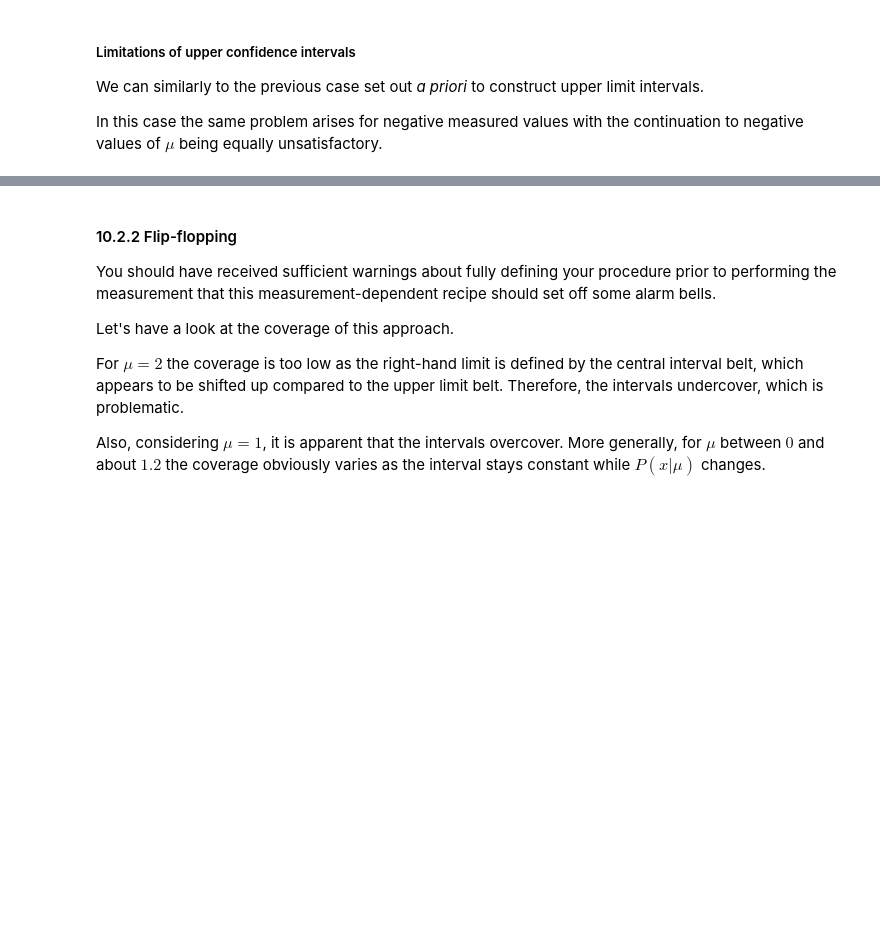
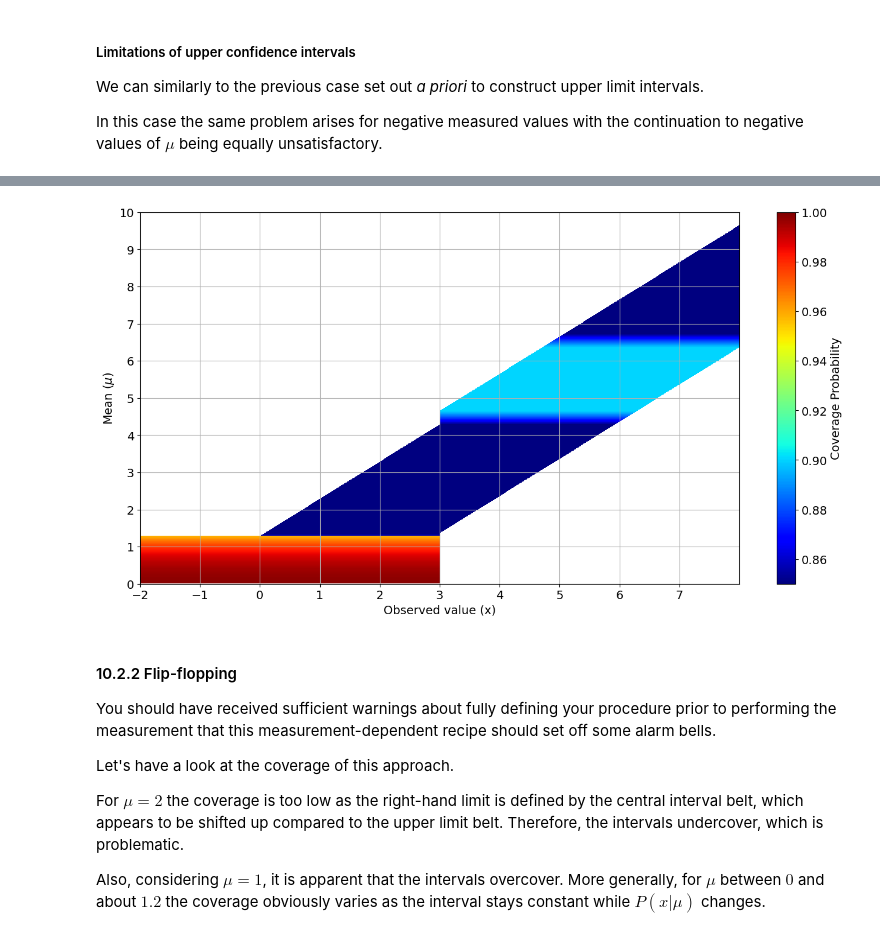
Before and after one commit to p-parkinson/intro_data_science, a Jupyter notebook: Chapter 10/Chapter 10.ipynb, the cells around one changed output, grey strips where cells are left out. Saved outputs shown, nothing was run; the diff lists cells and outputs as text; code cells hidden in the pictures; blank space fills up the shorter version.

```diff
--- a/Chapter 10/Chapter 10.ipynb
+++ b/Chapter 10/Chapter 10.ipynb
@@ -605,3 +571,96 @@ plt.show()
+# %%
+from typing import Tuple
+import numpy as np
+from matplotlib.patches import Rectangle
+from matplotlib.collections import PatchCollection
+import matplotlib.pyplot as plt
+from scipy.stats import norm
+from math import ceil
+
+def get_central_interval(confidence_level: float, mean: float, std_dev: float) -> Tuple[float, float]:
+    """Calculate the central confidence interval for a normal distribution.
+
+    Returns lower and upper bounds where probability is symmetrically distributed."""
+    lower_bound = norm.ppf(0.5*(1-confidence_level), mean, std_dev)
+    upper_bound = norm.ppf(0.5*(1-confidence_level) + confidence_level, mean, std_dev)
+    return lower_bound, upper_bound
+
+def get_upper_interval(confidence_level: float, mean: float, std_dev: float) -> float:
+    """Calculate the upper confidence interval for a normal distribution.
+
+    Returns lower bound where upper tail contains (1-confidence_level) probability."""
+    lower_bound = norm.ppf(1-confidence_level, mean, std_dev)
+    return lower_bound
+
+def calculate_probability(lower_x: float, upper_x: float, mean: float, std_dev: float) -> float:
+    """Calculate probability between two points in a normal distribution."""
+    return norm.cdf(upper_x, mean, std_dev) - norm.cdf(lower_x, mean, std_dev)
+
+# Define main parameters
+CONFIDENCE_LEVEL = 0.9  # 90% confidence level
+N_SAMPLES = 1000        # Number of y-axis points
+MAX_MEAN = 10.0        # Maximum mean value
+X_MIN = -2.0          # Minimum x-axis value
+X_MAX = 8.0           # Maximum x-axis value
+STD_DEV = 1.0         # Standard deviation
+THRESHOLD = 3.0       # Critical value for flip-flopping
+
+# Initialize lists for plotting
+confidence_patches = []
+coverage_probabilities = []
+
+# Calculate confidence intervals for different mean values
+for i in range(1, N_SAMPLES):
+    mean = MAX_MEAN * i / N_SAMPLES
+
+    # Get bounds for both interval types
+    lower_bound_upper = get_upper_interval(CONFIDENCE_LEVEL, mean, STD_DEV)
+    lower_bound_central, upper_bound_central = get_central_interval(CONFIDENCE_LEVEL, mean, STD_DEV)
+
+    # Implement flip-flopping logic
+    # Choose between central and upper limit based on threshold
+    if lower_bound_central > THRESHOLD:
+        lower_x = lower_bound_central
+    elif lower_bound_central <= THRESHOLD and lower_bound_upper > THRESHOLD:
+        lower_x = THRESHOLD
+    elif lower_bound_upper > 0:
+        lower_x = lower_bound_upper
+    else:
+        lower_x = X_MIN
+
+    upper_x = min(upper_bound_central if upper_bound_central > THRESHOLD else THRESHOLD, X_MAX)
+
+    # Calculate coverage probability
+    prob = (calculate_probability(-99., upper_x, mean, STD_DEV) if lower_x == X_MIN
+            else calculate_probability(lower_x, upper_x, mean, STD_DEV))
+
+    # Create rectangle for visualization
+    confidence_patches.append(Rectangle((lower_x, mean), upper_x-lower_x, MAX_MEAN/N_SAMPLES))
+    coverage_probabilities.append(prob)
+
+# Create visualization
+confidence_belt = PatchCollection(confidence_patches, alpha=1.0, cmap='jet')
+confidence_belt.set_array(np.array(coverage_probabilities))
+confidence_belt.set_clim([0.85, 1])  # Set color scale for probability
+
+# Create plot
+fig, ax = plt.subplots(figsize=(16, 8))
+ax.set_xlim(X_MIN, X_MAX)
+ax.set_ylim(0, MAX_MEAN)
+ax.add_collection(confidence_belt)
+
+# Set plot aesthetics
+ax.set_yticks([MAX_MEAN * x/10 for x in range(11)])
+ax.set_xticks([X_MIN + x for x in range(ceil(X_MAX-X_MIN))])
+ax.grid(which='both', axis='x')
+ax.grid(which='major', axis='y')
+ax.set_xlabel('Observed value (x)')
+ax.set_ylabel('Mean ($\mu$)')
+
+plt.colorbar(confidence_belt, label='Coverage Probability')
+plt.show()
+# %% [output]
+[figure, added]
 # %% [markdown]
 #### 10.2.2 Flip-flopping
 
```
Also changed, not shown: parts of 13 cells of this notebook.
